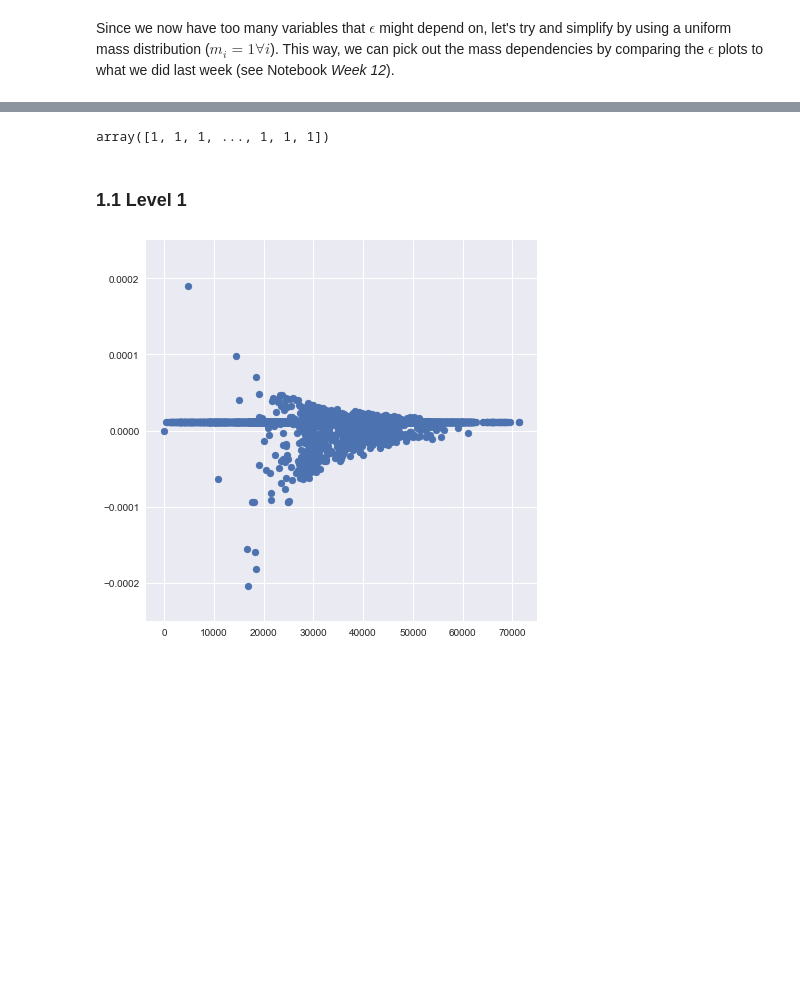
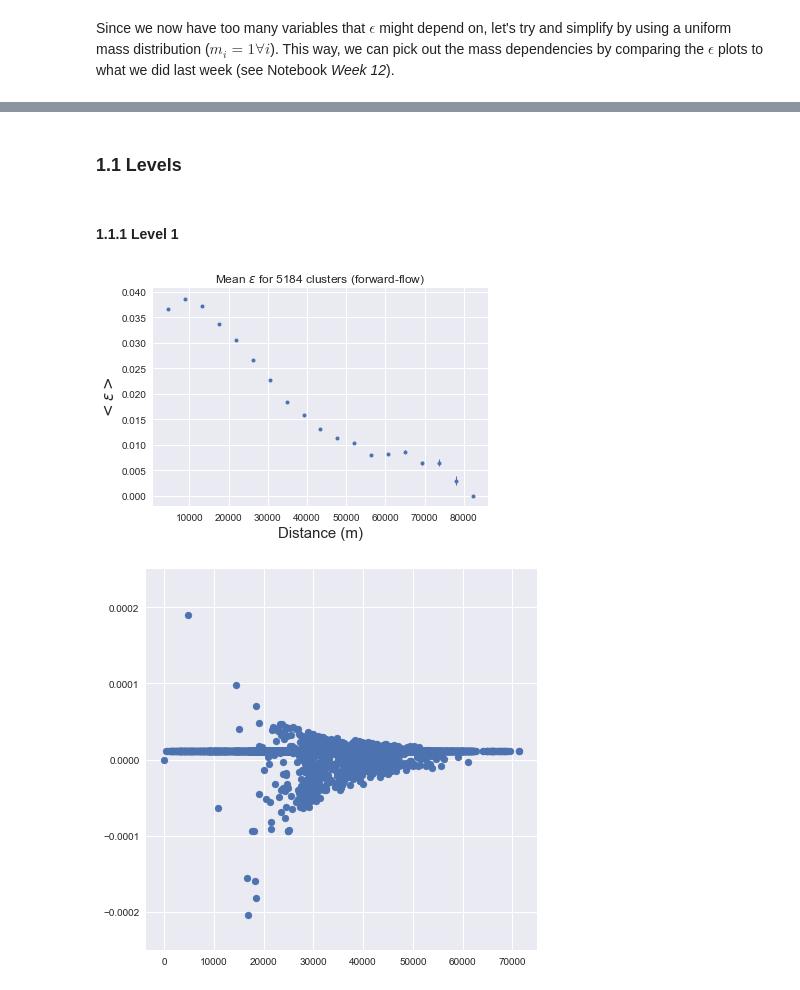
Before and after one commit to jbremz/human_mob, a Jupyter notebook: Notebooks/Ilaria's Log/Week 13.ipynb, the cells around one changed output, grey strips where cells are left out. Cells and saved outputs as stored; diff of their text form; code cells hidden in the pictures; blank space fills up the shorter version.

```diff
--- a/Notebooks/Ilaria's Log/Week 13.ipynb
+++ b/Notebooks/Ilaria's Log/Week 13.ipynb
@@ -49,6 +30,7 @@ lon_df
 # %%
 d_max = [300, 500, 700, 1000, 1300]
-gamma = 2
+gamma = 3.49
+N = 20 # number of bins
 # %%
 levels = eps_scale.iterate(lon_df, d_max)
 level_1 = levels[0]
@@ -56,15 +38,17 @@ level_2 = levels[1]
 level_3 = levels[2]
 level_4 = levels[3]
 level_5 = levels[4]
-# %%
-level_1.pop.popDist
-level_2.pop
-# %% [output]
-array([1, 1, 1, ..., 1, 1, 1])
+# %% [markdown]
+### 1.1 Levels
 # %% [markdown]
-### 1.1 Level 1
+#### 1.1.1 Level 1
 # %%
 eps_level_1 = eps_scale.epsilon(levels, 1, gamma)
+# %%
+DM = eps_scale.cluster_population(levels[0]).DM
+eps_distance(eps_level_1, DM, N)
+# %% [output]
+[figure, added]
 # %%
 width = 7
 height = 7
```
Also changed, not shown: parts of 14 cells of this notebook, 2 other files.
